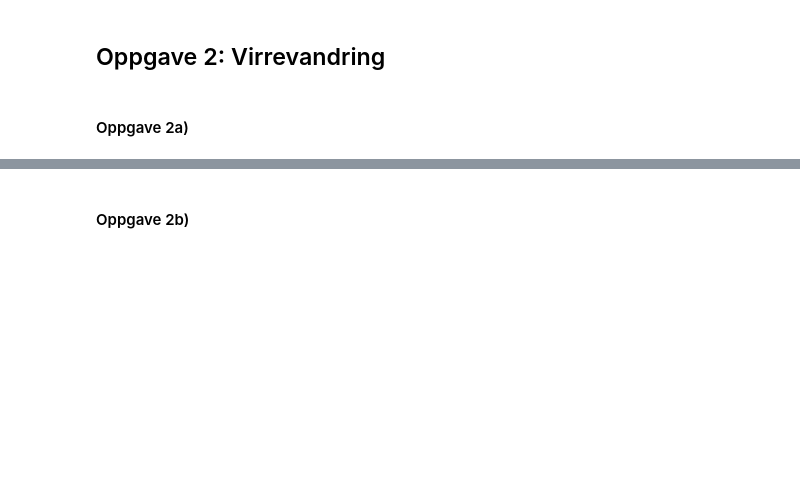
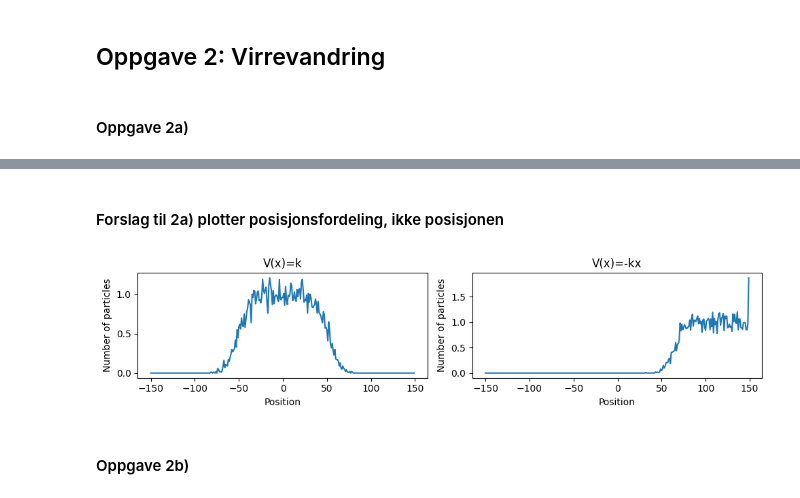
Before and after one commit to einaraarnaes/Prosjekt2, a Jupyter notebook: code.ipynb, the cells around one changed output, grey strips where cells are left out. Drawn from its saved outputs; the diff is of its cells as text; code cells hidden in the pictures; blank space fills up the shorter version.

Commit message:
Update code.ipynb
Forslag til 2a

```diff
--- a/code.ipynb
+++ b/code.ipynb
@@ -136,3 +136,33 @@ for ax in axs:
+# %% [markdown]
+#### Forslag til 2a) plotter posisjonsfordeling, ikke posisjonen
+# %%
+bins = np.arange(-150, 151, 1)
+hist_1 = np.zeros(len(bins)-1)
+hist_2 = np.zeros(len(bins)-1)
+
+for i in range(n_sim):
+    result_1 = random_walk(steps, positions, V_1, bk)
+    result_2 = random_walk(steps, positions, V_2, bk)
+    hist_1 += np.histogram(result_1, bins=bins)[0]
+    hist_2 += np.histogram(result_2, bins=bins)[0]
+
+hist_1 /= n_sim
+hist_2 /= n_sim
+
+fig, axs = plt.subplots(nrows=1, ncols=2, figsize=(10, 2.5))
+
+axs[0].plot(bins[:-1], hist_1)
+axs[0].set_title("V(x)=k")
+axs[1].plot(bins[:-1], hist_2)
+axs[1].set_title("V(x)=-kx")
+
+
+for ax in axs:
+    ax.set_xlabel("Position")
+    ax.set_ylabel("Number of particles")
+    plt.tight_layout()
+# %% [output]
+[figure, added]
 # %% [markdown]
 #### Oppgave 2b)
 # %%
```
Also changed, not shown: parts of 7 cells of this notebook.
